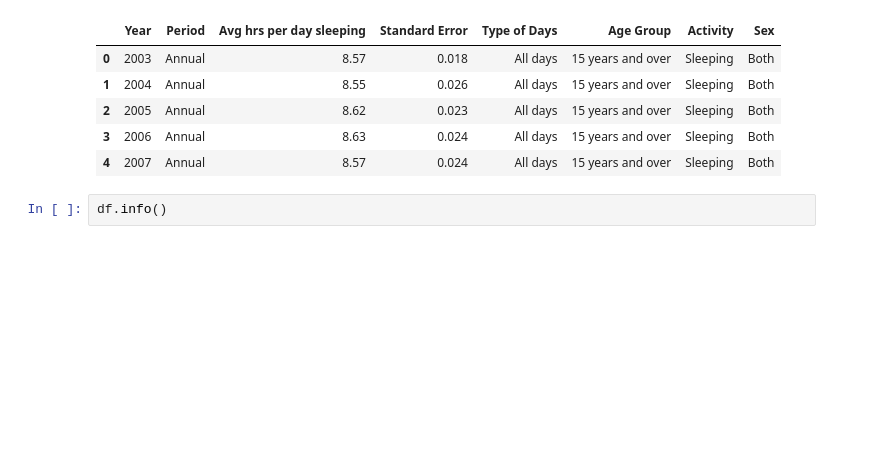
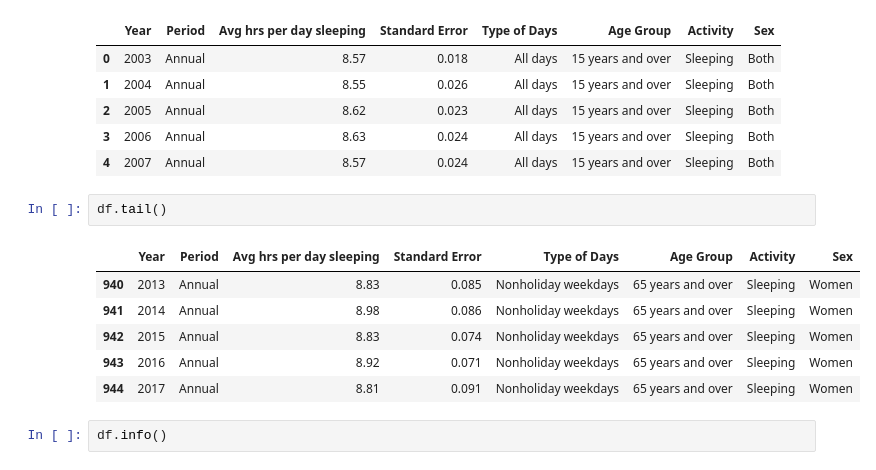
Before and after one commit to andale24/Sleeping-Time-Series-Analysis, a Jupyter notebook: Dres_index.ipynb, the cells around one changed output. Saved outputs shown, nothing was run; the diff lists cells and outputs as text; blank space fills up the shorter version.

```diff
--- a/Dres_index.ipynb
+++ b/Dres_index.ipynb
@@ -20,6 +20,15 @@ df.head()
 | 2 | 2005 | Annual | 8.62 | 0.023 | All days | 15 years and over | Sleeping | Both |
 | 3 | 2006 | Annual | 8.63 | 0.024 | All days | 15 years and over | Sleeping | Both |
 | 4 | 2007 | Annual | 8.57 | 0.024 | All days | 15 years and over | Sleeping | Both |
+# %%
+df.tail()
+# %% [output]
+|  | Year | Period | Avg hrs per day sleeping | Standard Error | Type of Days | Age Group | Activity | Sex |
+| 940 | 2013 | Annual | 8.83 | 0.085 | Nonholiday weekdays | 65 years and over | Sleeping | Women |
+| 941 | 2014 | Annual | 8.98 | 0.086 | Nonholiday weekdays | 65 years and over | Sleeping | Women |
+| 942 | 2015 | Annual | 8.83 | 0.074 | Nonholiday weekdays | 65 years and over | Sleeping | Women |
+| 943 | 2016 | Annual | 8.92 | 0.071 | Nonholiday weekdays | 65 years and over | Sleeping | Women |
+| 944 | 2017 | Annual | 8.81 | 0.091 | Nonholiday weekdays | 65 years and over | Sleeping | Women |
 # %%
 df.info()
 # %% [output]
```
Also changed, not shown: parts of 19 cells of this notebook.
